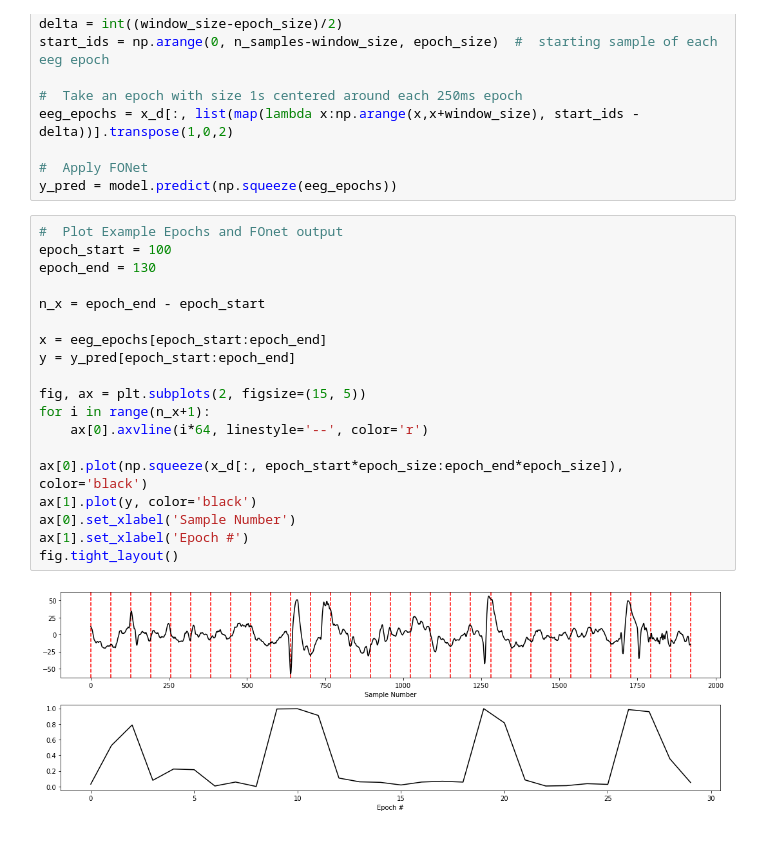
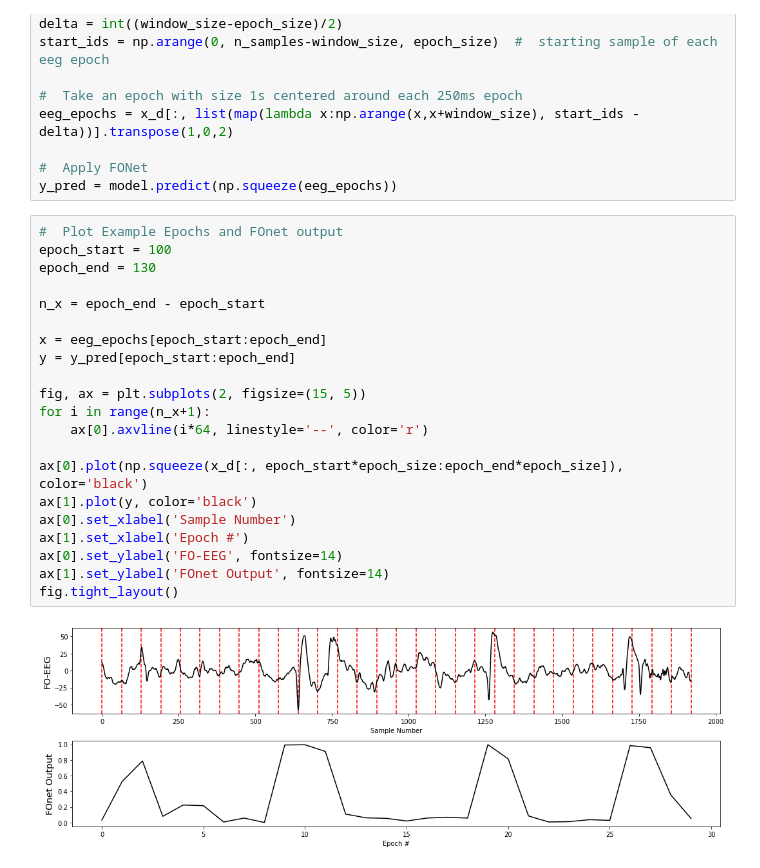
Before and after one commit to LamLab-MGH/FOnet, a Jupyter notebook: apply_fonet.ipynb, the cells around one changed output. Saved outputs shown, nothing was run; the diff lists cells and outputs as text.

Commit message:
add ylabels

```diff
--- a/apply_fonet.ipynb
+++ b/apply_fonet.ipynb
@@ -35,21 +35,23 @@ y_pred = model.predict(np.squeeze(eeg_epochs))
 # %%
 #  Plot Example Epochs and FOnet output
 epoch_start = 100
 epoch_end = 130
 
 n_x = epoch_end - epoch_start
 
 x = eeg_epochs[epoch_start:epoch_end]
 y = y_pred[epoch_start:epoch_end]
 
 fig, ax = plt.subplots(2, figsize=(15, 5))
 for i in range(n_x+1):
     ax[0].axvline(i*64, linestyle='--', color='r')
 
 ax[0].plot(np.squeeze(x_d[:, epoch_start*epoch_size:epoch_end*epoch_size]), color='black')
 ax[1].plot(y, color='black')
 ax[0].set_xlabel('Sample Number')
 ax[1].set_xlabel('Epoch #')
+ax[0].set_ylabel('FO-EEG', fontsize=14)
+ax[1].set_ylabel('FOnet Output', fontsize=14)
 fig.tight_layout()
 # %% [output]
-[figure, old version]
+[figure, new version]
```
